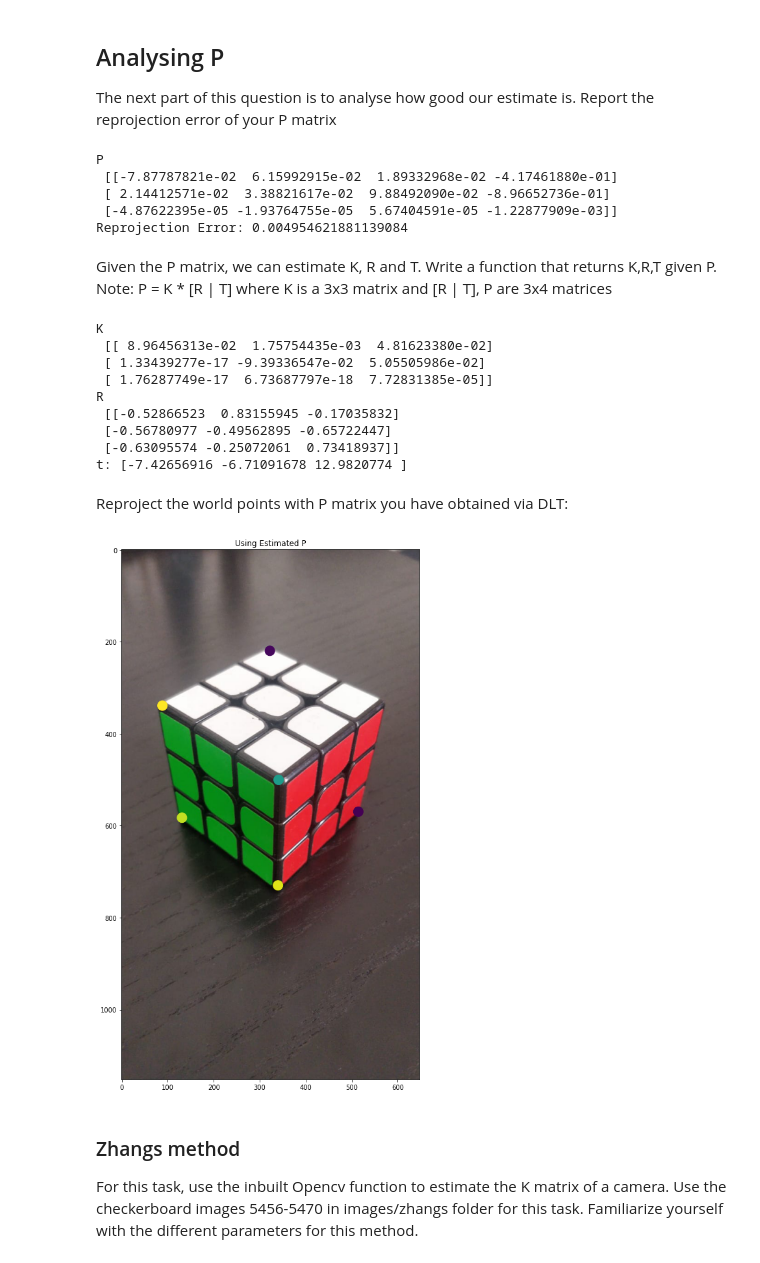
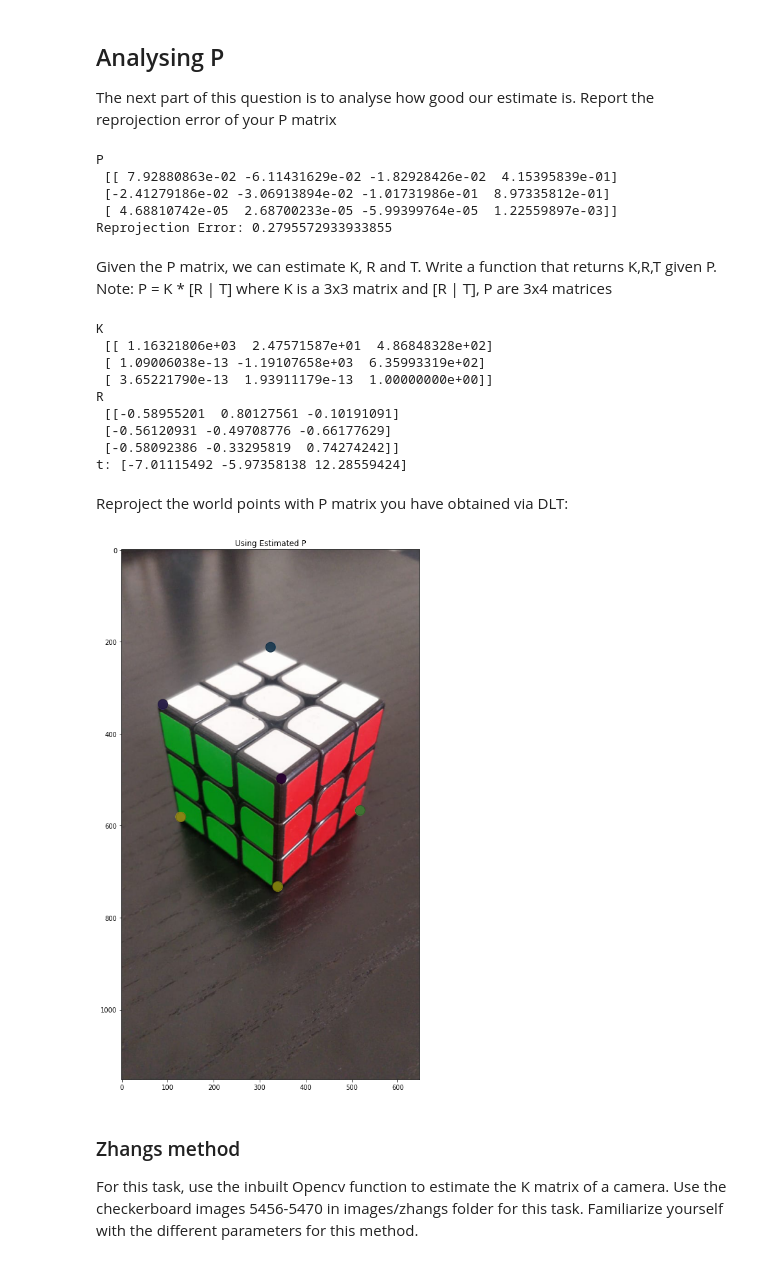
Before and after one commit to KanishAnand/DLT_Zhang_Epipolar, a Jupyter notebook: Assignment4.ipynb, the cells around one changed output. Drawn from its saved outputs; the diff is of its cells as text; code cells hidden in the pictures.

```diff
--- a/Assignment4.ipynb
+++ b/Assignment4.ipynb
@@ -173,13 +282,13 @@ def get_err(x, X, P):
     return np.mean(err ** 2)
 
 print('P\n', P)
-print('Reprojection Error:', get_err(x, X, P))
+print('Reprojection Error:', get_err(image_points, X, P))
 # %% [output]
 P
- [[-7.87787821e-02  6.15992915e-02  1.89332968e-02 -4.17461880e-01]
- [ 2.14412571e-02  3.38821617e-02  9.88492090e-02 -8.96652736e-01]
- [-4.87622395e-05 -1.93764755e-05  5.67404591e-05 -1.22877909e-03]]
-Reprojection Error: 0.004954621881139084
+ [[ 7.92880863e-02 -6.11431629e-02 -1.82928426e-02  4.15395839e-01]
+ [-2.41279186e-02 -3.06913894e-02 -1.01731986e-01  8.97335812e-01]
+ [ 4.68810742e-05  2.68700233e-05 -5.99399764e-05  1.22559897e-03]]
+Reprojection Error: 0.2795572933933855
 # %% [markdown]
 Given the P matrix, we can estimate K, R and T. Write a function that returns K,R,T given P.
 Note:
@@ -197,10 +306,7 @@ def get_KRt(P):
     R_tr, K_inv = np.linalg.qr(H_inv)
     R = R_tr.T
     K = np.linalg.pinv(K_inv)
-#     K = K / K[-1, -1]
-
-#     K = K @ np.diag([-1,-1,1])
-#     R =  np.diag([-1,-1,1]) @ R
+    K = K / K[-1, -1]
 
     return K, R, t
 
@@ -208,40 +314,37 @@ K, R, t = get_KRt(P)
 print('K\n', K)
 print('R\n', R)
 print('t:', t)
-
-# P_recon = K @ np.hstack((R, t.reshape((-1, 1))))
-# print('Reconstructed P\n', P_recon)
-# print('Reconstruction Error:', np.linalg.norm(P - P_recon))
 # %% [output]
 K
- [[ 8.96456313e-02  1.75754435e-03  4.81623380e-02]
- [ 1.33439277e-17 -9.39336547e-02  5.05505986e-02]
- [ 1.76287749e-17  6.73687797e-18  7.72831385e-05]]
+ [[ 1.16321806e+03  2.47571587e+01  4.86848328e+02]
+ [ 1.09006038e-13 -1.19107658e+03  6.35993319e+02]
+ [ 3.65221790e-13  1.93911179e-13  1.00000000e+00]]
 R
- [[-0.52866523  0.83155945 -0.17035832]
- [-0.56780977 -0.49562895 -0.65722447]
- [-0.63095574 -0.25072061  0.73418937]]
-t: [-7.42656916 -6.71091678 12.9820774 ]
+ [[-0.58955201  0.80127561 -0.10191091]
+ [-0.56120931 -0.49708776 -0.66177629]
+ [-0.58092386 -0.33295819  0.74274242]]
+t: [-7.01115492 -5.97358138 12.28559424]
 # %% [markdown]
 Reproject the world points with P matrix you have obtained via DLT:
 # %%
 %matplotlib inline
 
 re_proj = get_points(P, X)
 N = re_proj.shape[0]
 fig = plt.figure(figsize=(10,15))
 
 img=mpimg.imread('Images/dlt1.jpeg')
 imgplot = plt.imshow(img)
 
 colors = np.random.rand(N)
 area = (15 * np.ones(N))**2
 
-plt.scatter(re_proj[:,0], re_proj[:,1], c=colors, s=area)
+plt.scatter(re_proj[:,0], re_proj[:,1], c=colors, s=area, alpha=0.9)
+plt.scatter(image_points[:, 0], image_points[:, 1], c='black', s=area, alpha=0.4)
 plt.title('Using Estimated P')
 plt.show()
 # %% [output]
-[figure, old version]
+[figure, new version]
 # %% [markdown]
 ### Zhangs method
 
```
Also changed, not shown: parts of 8 cells of this notebook.
